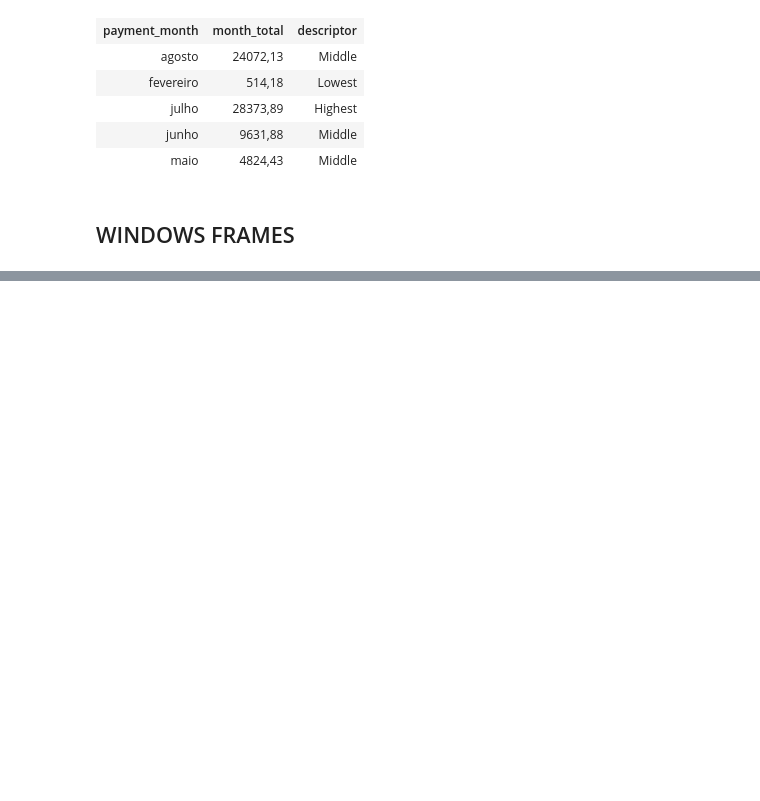
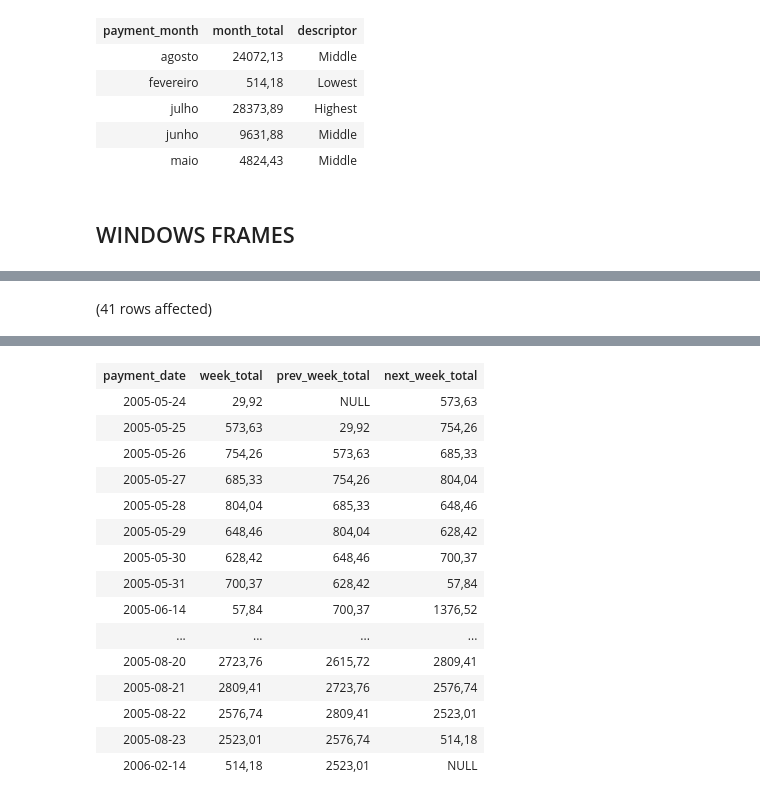
Before and after one commit to ferreira-mr/livroLearningSQL_AlanBeaulieu, a Jupyter notebook: chapter16_AnalyticFunctions.ipynb, the cells around one changed output, grey strips where cells are left out. Drawn from its saved outputs; the diff is of its cells as text; code cells hidden in the pictures; blank space fills up the shorter version.

```diff
--- a/chapter16_AnalyticFunctions.ipynb
+++ b/chapter16_AnalyticFunctions.ipynb
@@ -280,0 +356,12 @@ Total execution time: 00:00:00.210
+# %%
+SELECT CONVERT(DATE, payment_date) payment_date,
+    SUM(amount) week_total,
+    LAG(SUM(amount), 1)
+        OVER (ORDER BY CONVERT(DATE, payment_date)) prev_week_total,
+    LEAD(SUM(amount), 1)
+        OVER (ORDER BY CONVERT(DATE, payment_date)) next_week_total
+FROM payment
+GROUP BY CONVERT(DATE, payment_date)
+ORDER by 1;
+# %% [output]
+(41 rows affected)
@@ -280,0 +369,16 @@ Total execution time: 00:00:00.210
+| payment_date | week_total | prev_week_total | next_week_total |
+| 2005-05-24 | 29,92 | NULL | 573,63 |
+| 2005-05-25 | 573,63 | 29,92 | 754,26 |
+| 2005-05-26 | 754,26 | 573,63 | 685,33 |
+| 2005-05-27 | 685,33 | 754,26 | 804,04 |
+| 2005-05-28 | 804,04 | 685,33 | 648,46 |
+| 2005-05-29 | 648,46 | 804,04 | 628,42 |
+| 2005-05-30 | 628,42 | 648,46 | 700,37 |
+| 2005-05-31 | 700,37 | 628,42 | 57,84 |
+| 2005-06-14 | 57,84 | 700,37 | 1376,52 |
+| ... | ... | ... | ... |
+| 2005-08-20 | 2723,76 | 2615,72 | 2809,41 |
+| 2005-08-21 | 2809,41 | 2723,76 | 2576,74 |
+| 2005-08-22 | 2576,74 | 2809,41 | 2523,01 |
+| 2005-08-23 | 2523,01 | 2576,74 | 514,18 |
+| 2006-02-14 | 514,18 | 2523,01 | NULL |
```
Also changed, not shown: parts of 7 cells of this notebook, 1 other file.
